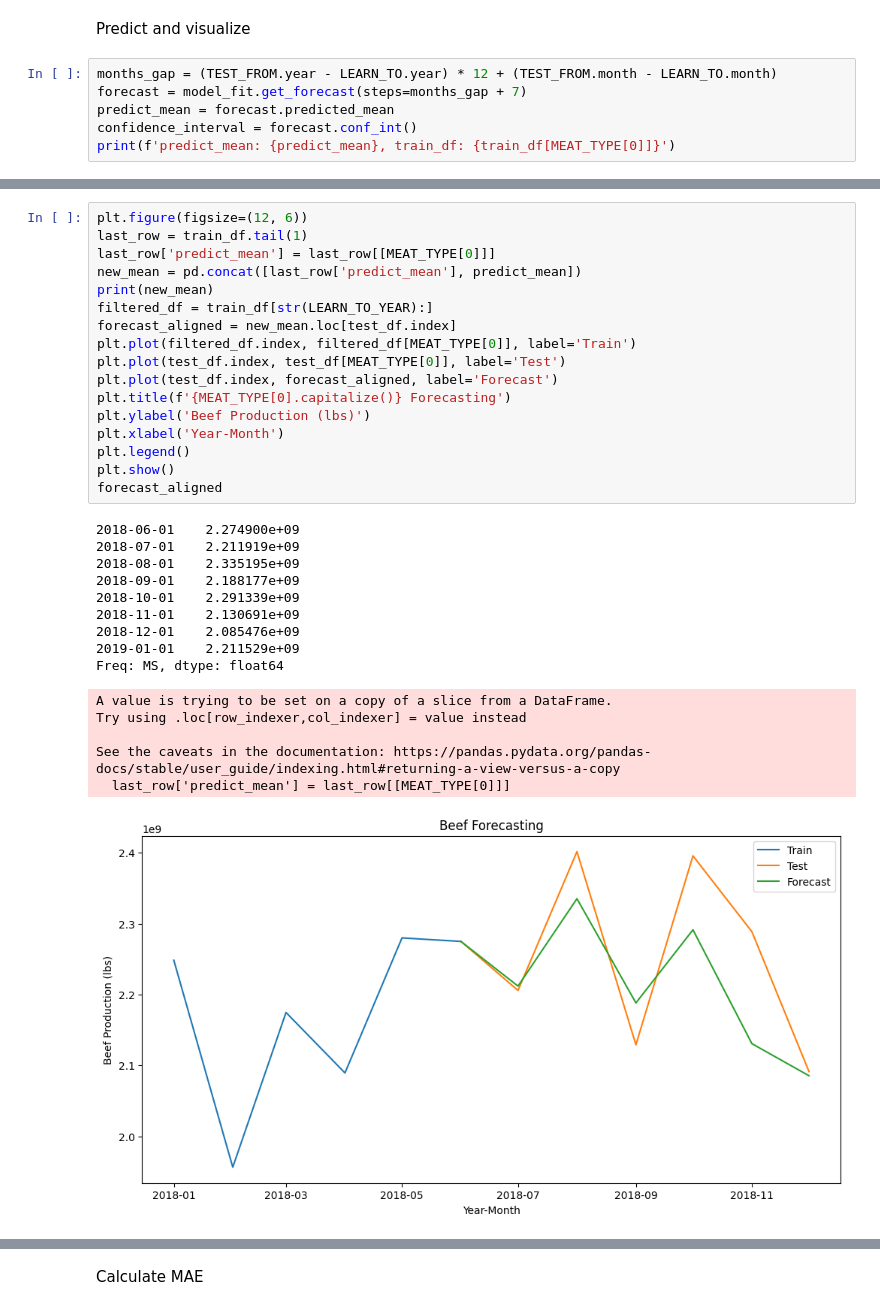
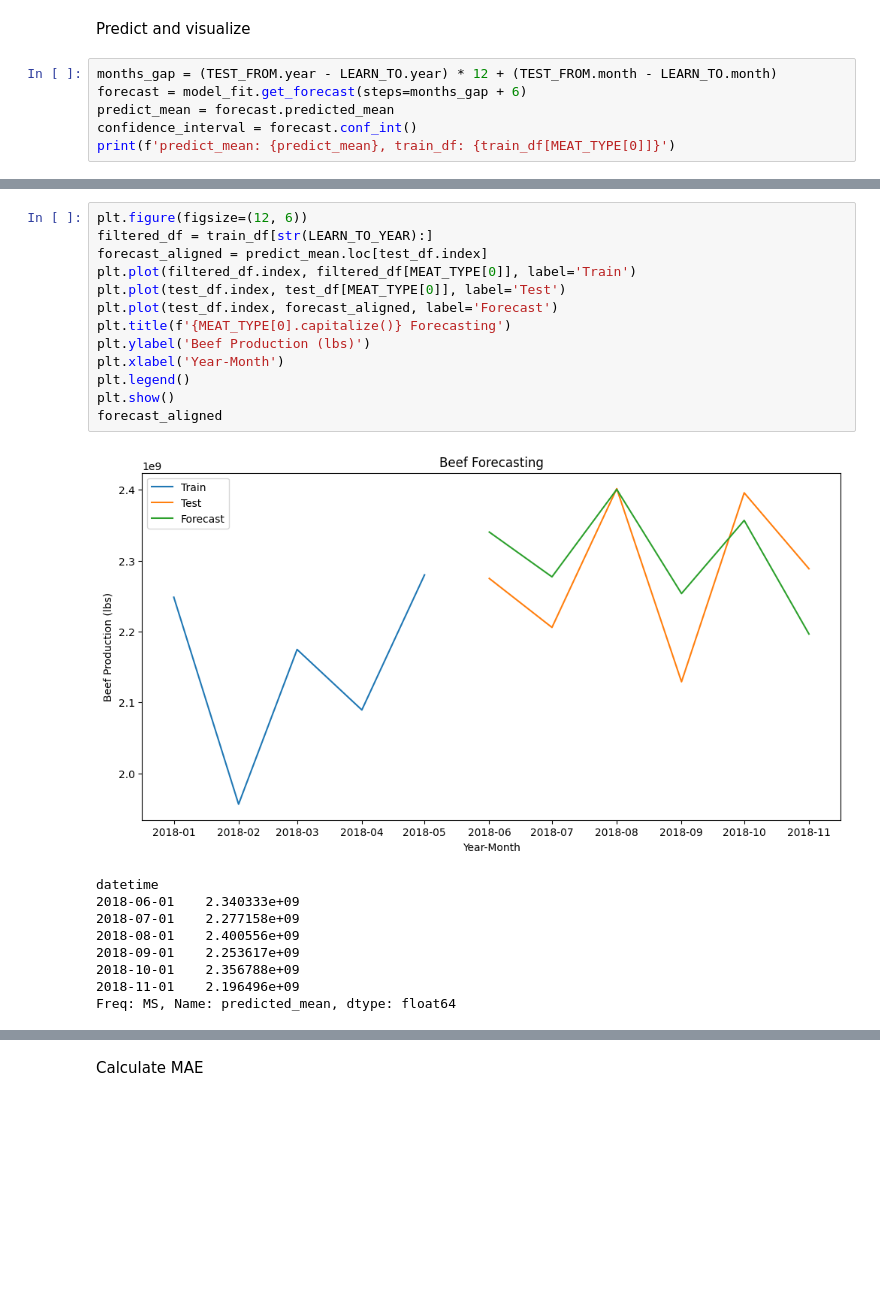
Before and after one commit to SAT-Enjoyers/citadel-datathon, a Jupyter notebook: eda/sarimax_meat.ipynb, the cells around one changed output, grey strips where cells are left out. Saved outputs shown, nothing was run; the diff lists cells and outputs as text; blank space fills up the shorter version.

```diff
--- a/eda/sarimax_meat.ipynb
+++ b/eda/sarimax_meat.ipynb
@@ -250,7 +248,7 @@ with open(PATH, 'wb') as pkl:
 Predict and visualize
 # %%
 months_gap = (TEST_FROM.year - LEARN_TO.year) * 12 + (TEST_FROM.month - LEARN_TO.month)
-forecast = model_fit.get_forecast(steps=months_gap + 7)
+forecast = model_fit.get_forecast(steps=months_gap + 6)
 predict_mean = forecast.predicted_mean
 confidence_interval = forecast.conf_int()
 print(f'predict_mean: {predict_mean}, train_df: {train_df[MEAT_TYPE[0]]}')
@@ -278,33 +275,23 @@ Freq: MS, Name: beef, Length: 426, dtype: float64
 # %%
 plt.figure(figsize=(12, 6))
-last_row = train_df.tail(1)
-last_row['predict_mean'] = last_row[[MEAT_TYPE[0]]]
-new_mean = pd.concat([last_row['predict_mean'], predict_mean])
-print(new_mean)
 filtered_df = train_df[str(LEARN_TO_YEAR):]
-forecast_aligned = new_mean.loc[test_df.index]
+forecast_aligned = predict_mean.loc[test_df.index]
 plt.plot(filtered_df.index, filtered_df[MEAT_TYPE[0]], label='Train')
 plt.plot(test_df.index, test_df[MEAT_TYPE[0]], label='Test')
 plt.plot(test_df.index, forecast_aligned, label='Forecast')
 plt.title(f'{MEAT_TYPE[0].capitalize()} Forecasting')
 plt.ylabel('Beef Production (lbs)')
 plt.xlabel('Year-Month')
 plt.legend()
 plt.show()
 forecast_aligned
 # %% [output]
+[figure, new version]
-2018-06-01    2.274900e+09
-2018-07-01    2.211919e+09
-2018-08-01    2.335195e+09
-2018-09-01    2.188177e+09
-2018-10-01    2.291339e+09
-2018-11-01    2.130691e+09
-2018-12-01    2.085476e+09
-2019-01-01    2.211529e+09
-Freq: MS, dtype: float64
+datetime
+2018-06-01    2.340333e+09
+2018-07-01    2.277158e+09
+2018-08-01    2.400556e+09
+2018-09-01    2.253617e+09
+2018-10-01    2.356788e+09
+2018-11-01    2.196496e+09
+Freq: MS, Name: predicted_mean, dtype: float64
-A value is trying to be set on a copy of a slice from a DataFrame.
-Try using .loc[row_indexer,col_indexer] = value instead
-
-See the caveats in the documentation: https://pandas.pydata.org/pandas-docs/stable/user_guide/indexing.html#returning-a-view-versus-a-copy
-  last_row['predict_mean'] = last_row[[MEAT_TYPE[0]]]
-[figure, old version]
```
Also changed, not shown: parts of 6 cells of this notebook, 2 other files.
